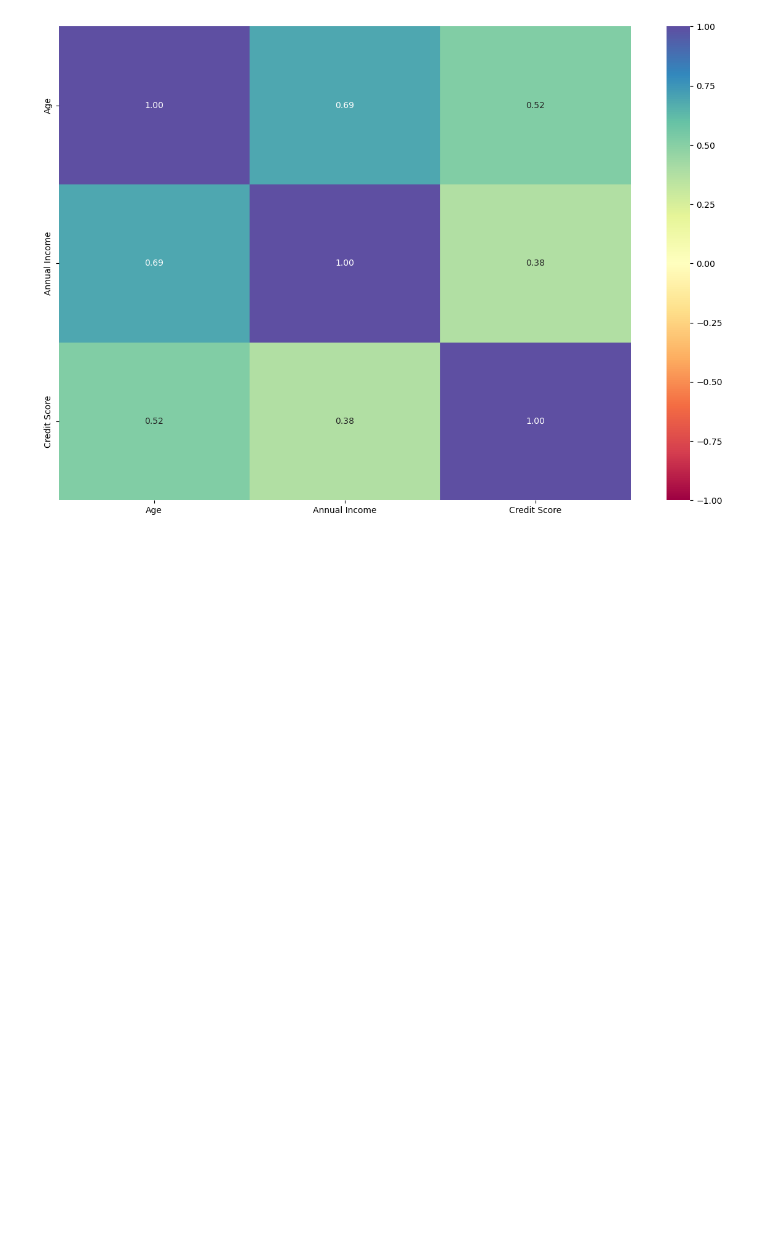
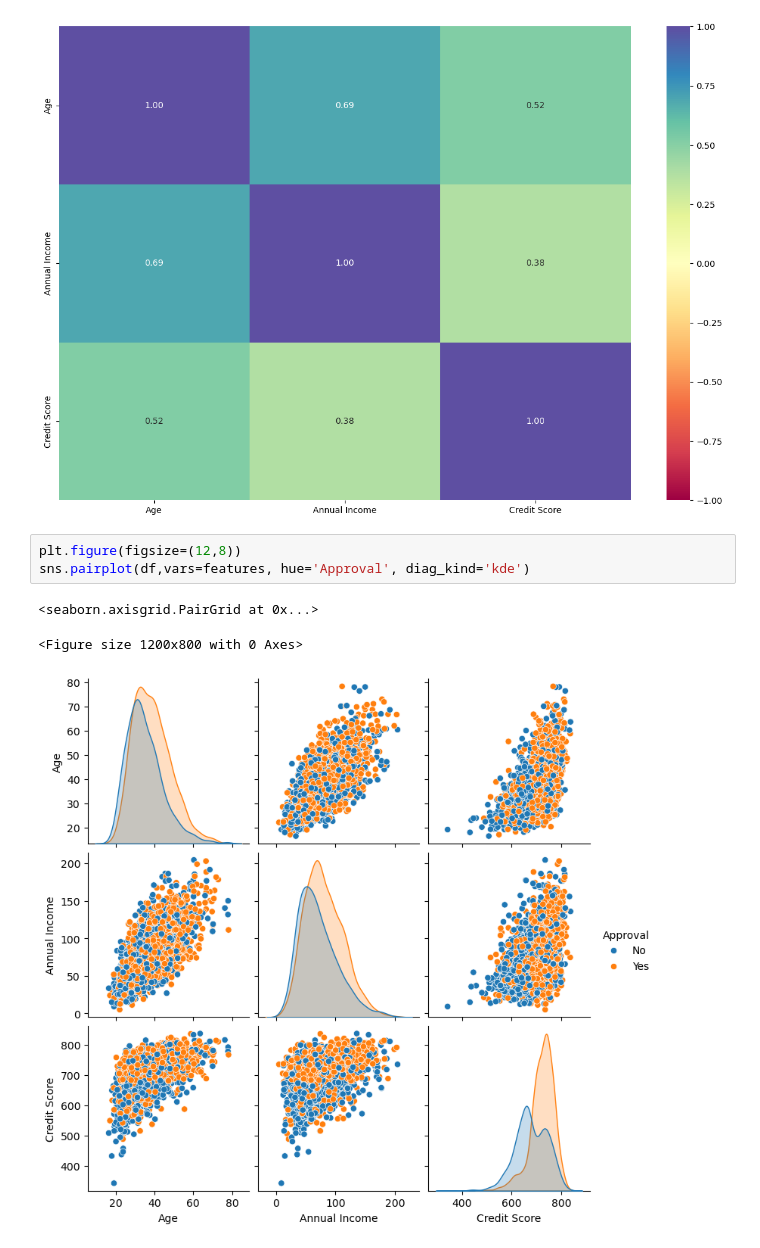
Before and after one commit to ravitejagunty/machine-learning, a Jupyter notebook: my-practice-tests/decision-tree-cc.ipynb, the cells around one changed output. Cells and saved outputs as stored; diff of their text form; blank space fills up the shorter version.

```diff
--- a/my-practice-tests/decision-tree-cc.ipynb
+++ b/my-practice-tests/decision-tree-cc.ipynb
@@ -122,3 +122,10 @@ sns.heatmap(data[features].corr(),annot=True,vmin=-1,vmax=1,fmt=".2f",cmap="Spec
 # %% [output]
 <Axes: >
 [figure]
+# %%
+plt.figure(figsize=(12,8))
+sns.pairplot(df,vars=features, hue='Approval', diag_kind='kde')
+# %% [output]
+<seaborn.axisgrid.PairGrid at 0x...>
+<Figure size 1200x800 with 0 Axes>
+[figure, added]
```
Also changed, not shown: parts of 5 cells of this notebook, 4 other files.
